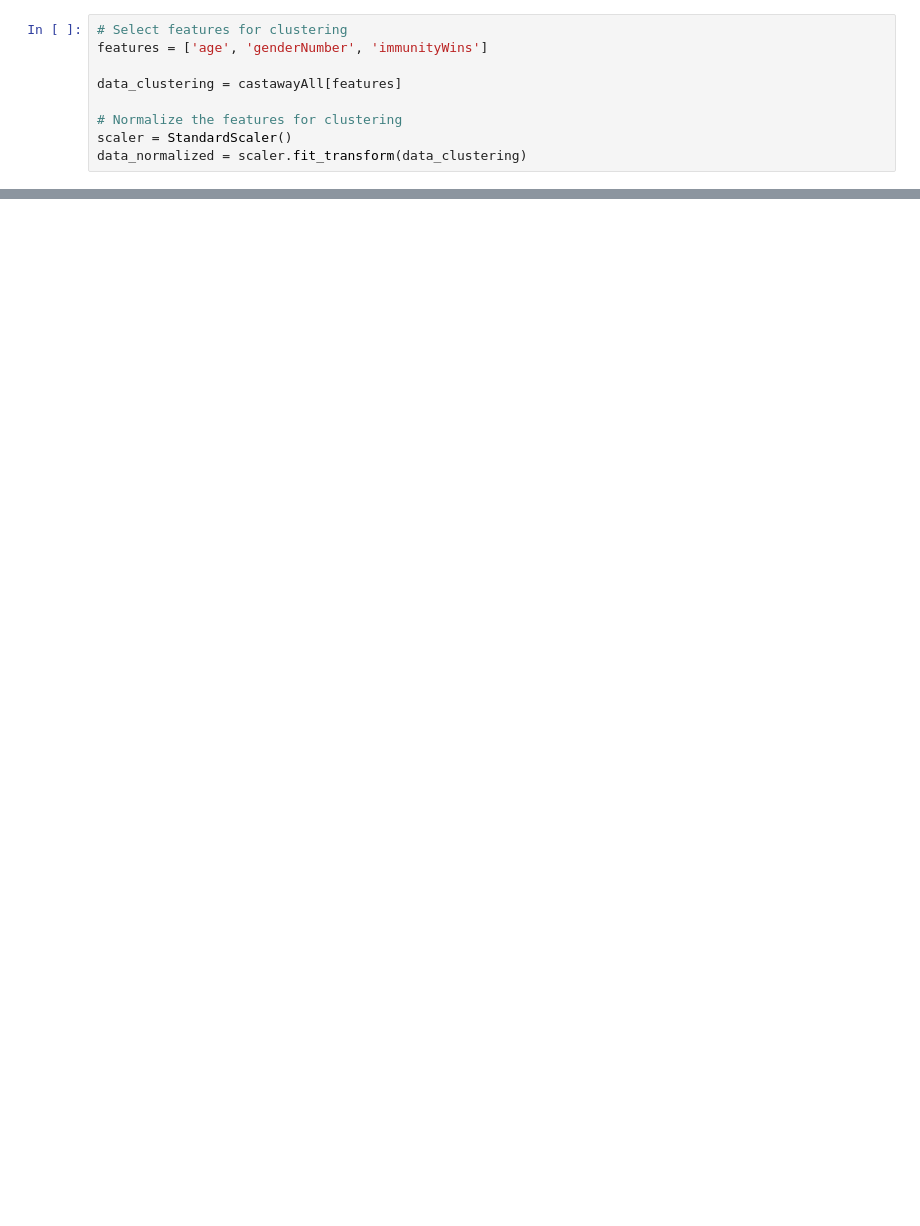
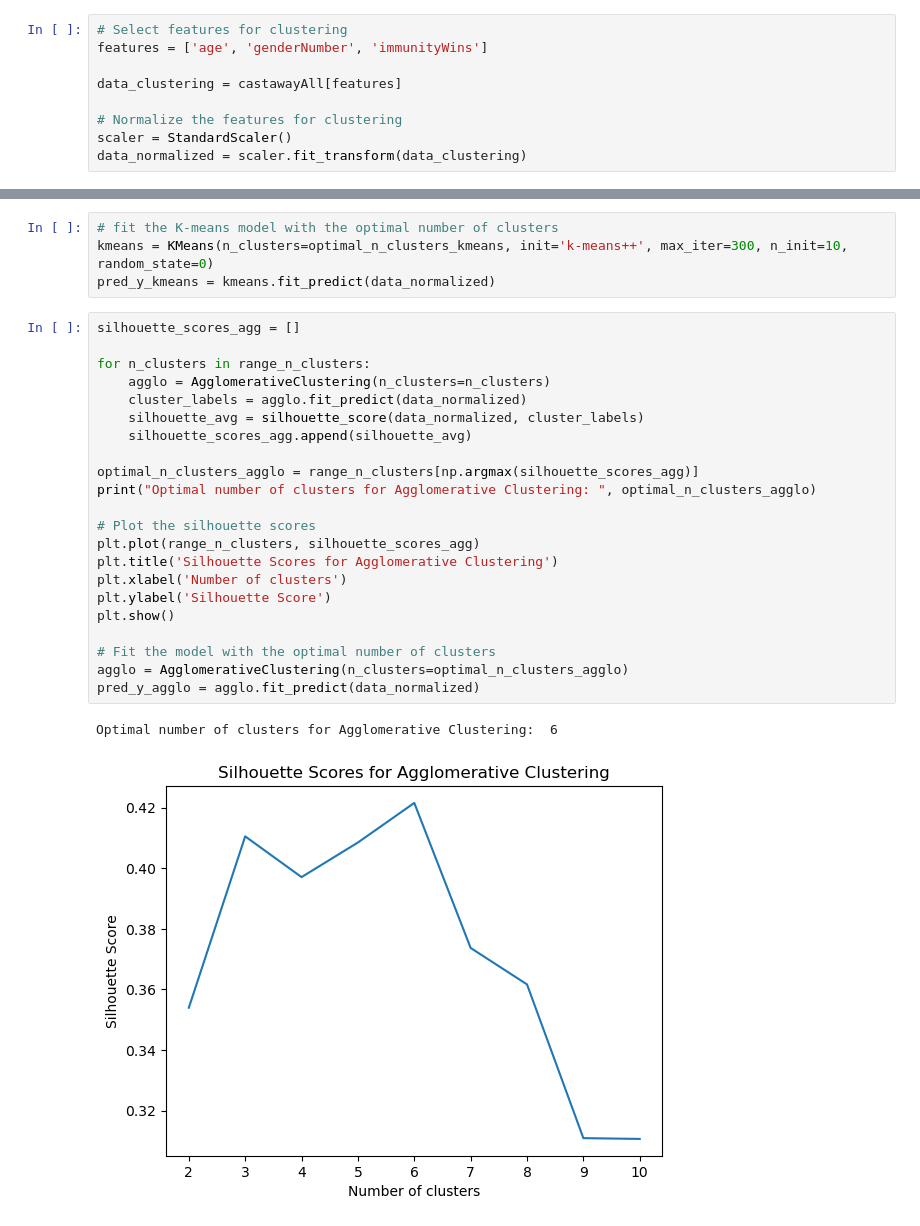
Before and after one commit to DotSumWedge/SurvivorAnalysis, a Jupyter notebook: ClusterAnalysis.ipynb, the cells around one changed output, grey strips where cells are left out. Cells and saved outputs as stored; diff of their text form; blank space fills up the shorter version.

```diff
--- a/ClusterAnalysis.ipynb
+++ b/ClusterAnalysis.ipynb
@@ -143,0 +163,29 @@ print('Silhouette Score: ', silhouette)
+# %%
+# fit the K-means model with the optimal number of clusters
+kmeans = KMeans(n_clusters=optimal_n_clusters_kmeans, init='k-means++', max_iter=300, n_init=10, random_state=0)
+pred_y_kmeans = kmeans.fit_predict(data_normalized)
+# %%
+silhouette_scores_agg = []
+
+for n_clusters in range_n_clusters:
+    agglo = AgglomerativeClustering(n_clusters=n_clusters)
+    cluster_labels = agglo.fit_predict(data_normalized)
+    silhouette_avg = silhouette_score(data_normalized, cluster_labels)
+    silhouette_scores_agg.append(silhouette_avg)
+
+optimal_n_clusters_agglo = range_n_clusters[np.argmax(silhouette_scores_agg)]
+print("Optimal number of clusters for Agglomerative Clustering: ", optimal_n_clusters_agglo)
+
+# Plot the silhouette scores
+plt.plot(range_n_clusters, silhouette_scores_agg)
+plt.title('Silhouette Scores for Agglomerative Clustering')
+plt.xlabel('Number of clusters')
+plt.ylabel('Silhouette Score')
+plt.show()
+
+# Fit the model with the optimal number of clusters
+agglo = AgglomerativeClustering(n_clusters=optimal_n_clusters_agglo)
+pred_y_agglo = agglo.fit_predict(data_normalized)
+# %% [output]
+Optimal number of clusters for Agglomerative Clustering:  6
+[figure, added]
```
Also changed, not shown: parts of 7 cells of this notebook.
